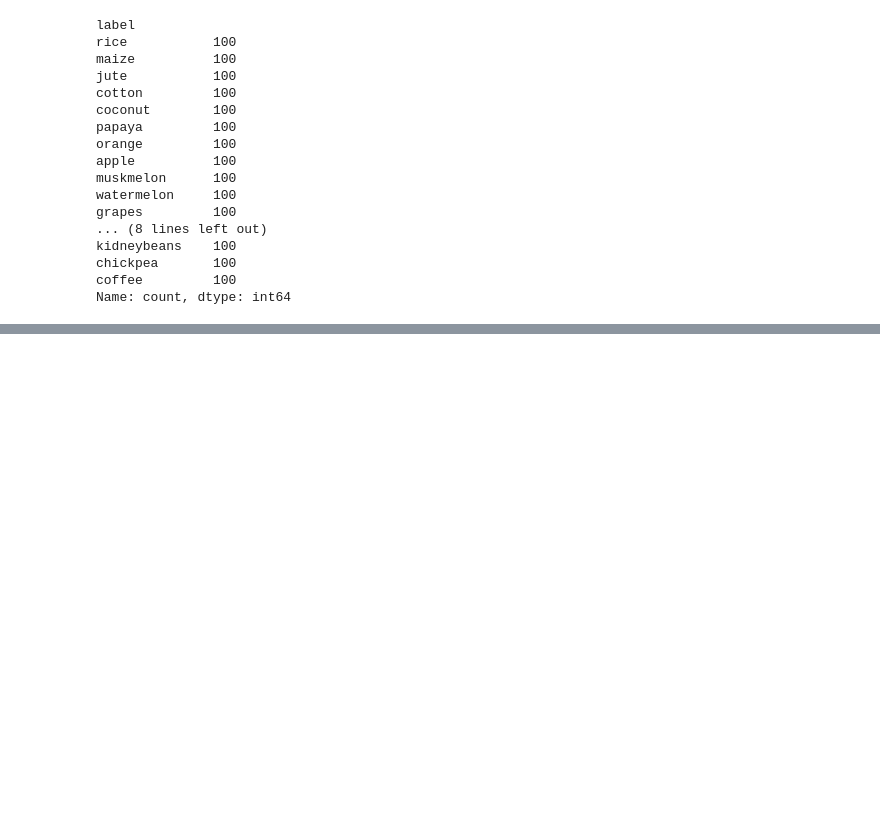
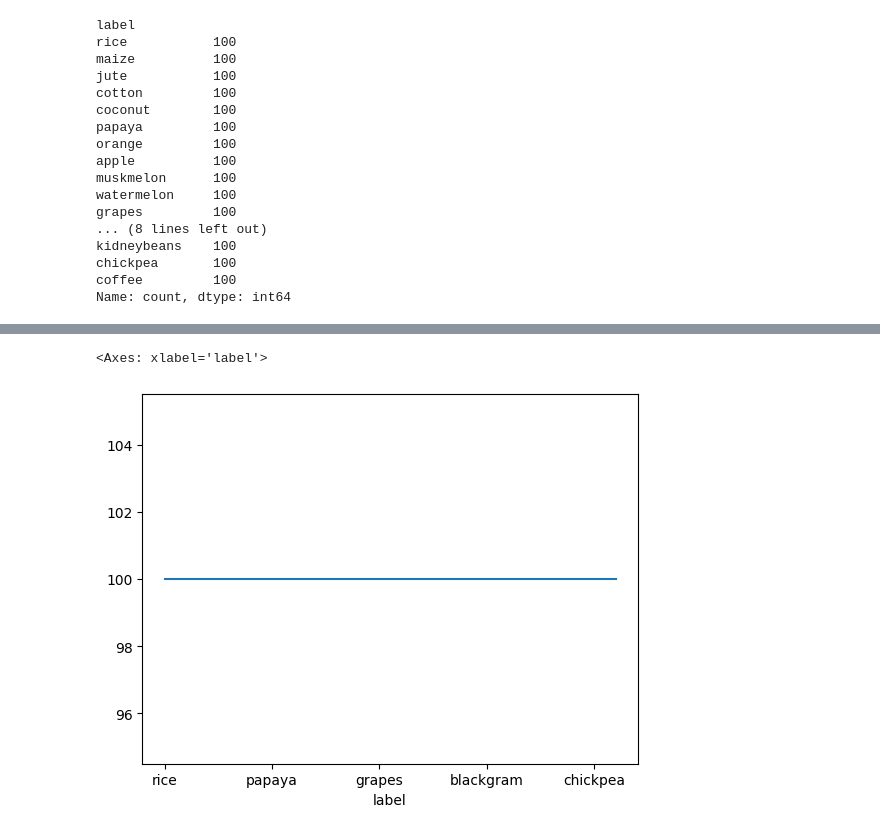
Before and after one commit to OmkarS25/Internship-Jan-Feb-2025, a Jupyter notebook: Week_1/Class_1.ipynb, the cells around one changed output, grey strips where cells are left out. Cells and saved outputs as stored; diff of their text form; code cells hidden in the pictures; blank space fills up the shorter version.

```diff
--- a/Week_1/Class_1.ipynb
+++ b/Week_1/Class_1.ipynb
@@ -183,0 +164,5 @@ Name: count, dtype: int64
+# %%
+crop['label'].value_counts().plot(kind='line') # Plotting the count of each unique value in the column 'label'
+# %% [output]
+<Axes: xlabel='label'>
+[figure, added]
```
Also changed, not shown: parts of 15 cells of this notebook.
